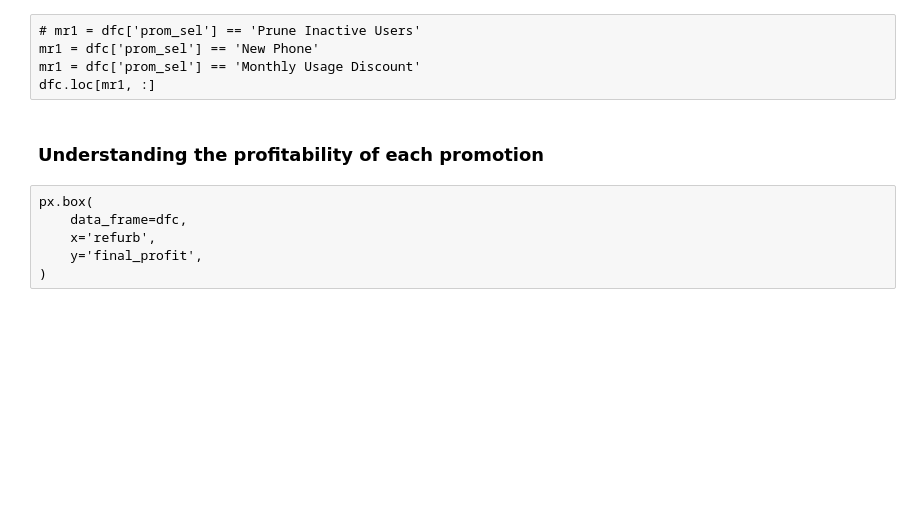
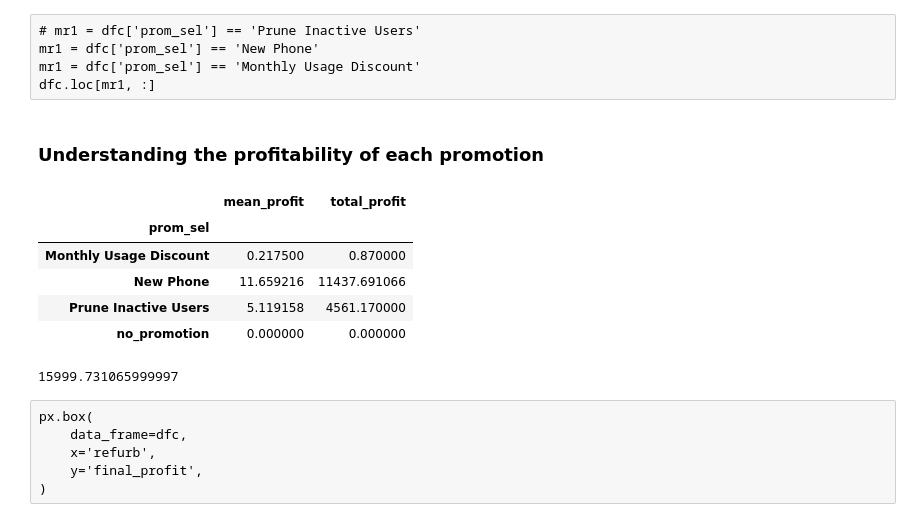
Before and after one commit to robperch/marketing_analytics_cell2cell, a Jupyter notebook: notebooks/cell2cell_nb.ipynb, the cells around one changed output. Saved outputs shown, nothing was run; the diff lists cells and outputs as text; code cells hidden in the pictures; blank space fills up the shorter version.

```diff
--- a/notebooks/cell2cell_nb.ipynb
+++ b/notebooks/cell2cell_nb.ipynb
@@ -806,0 +812,21 @@ px.box(
+# %%
+## Summary profits per promotion
+dfc.groupby(
+    [
+        'prom_sel',
+    ]
+).agg(
+    mean_profit=('final_profit', 'mean'),
+    total_profit=('final_profit', 'sum'),
+)
+# %% [output]
+|  | mean_profit | total_profit |
+| prom_sel |  |  |
+| Monthly Usage Discount | 0.217500 | 0.870000 |
+| New Phone | 11.659216 | 11437.691066 |
+| Prune Inactive Users | 5.119158 | 4561.170000 |
+| no_promotion | 0.000000 | 0.000000 |
+# %%
+dfc['final_profit'].sum()
+# %% [output]
+15999.731065999997
```
Also changed, not shown: parts of 5 cells of this notebook.
